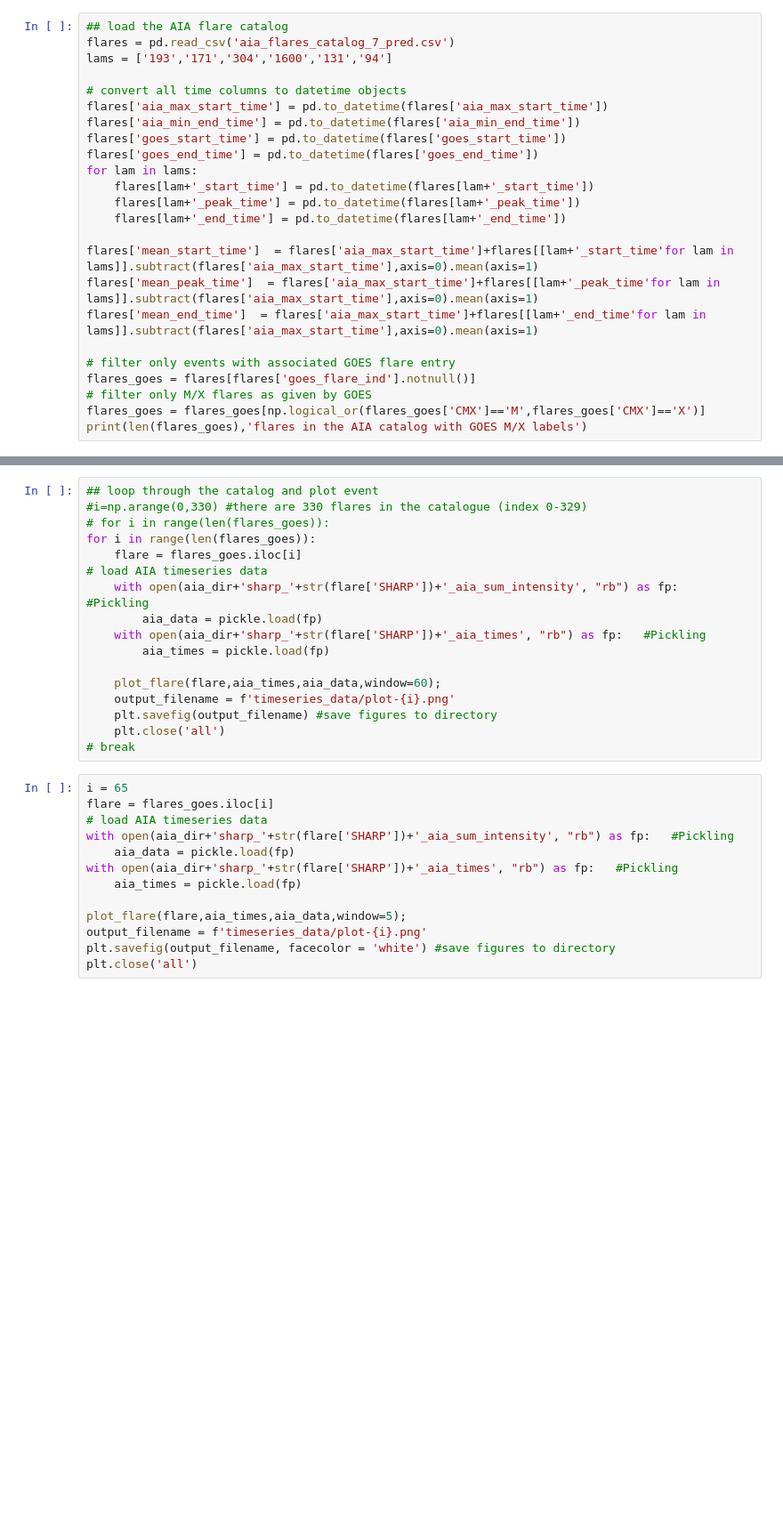
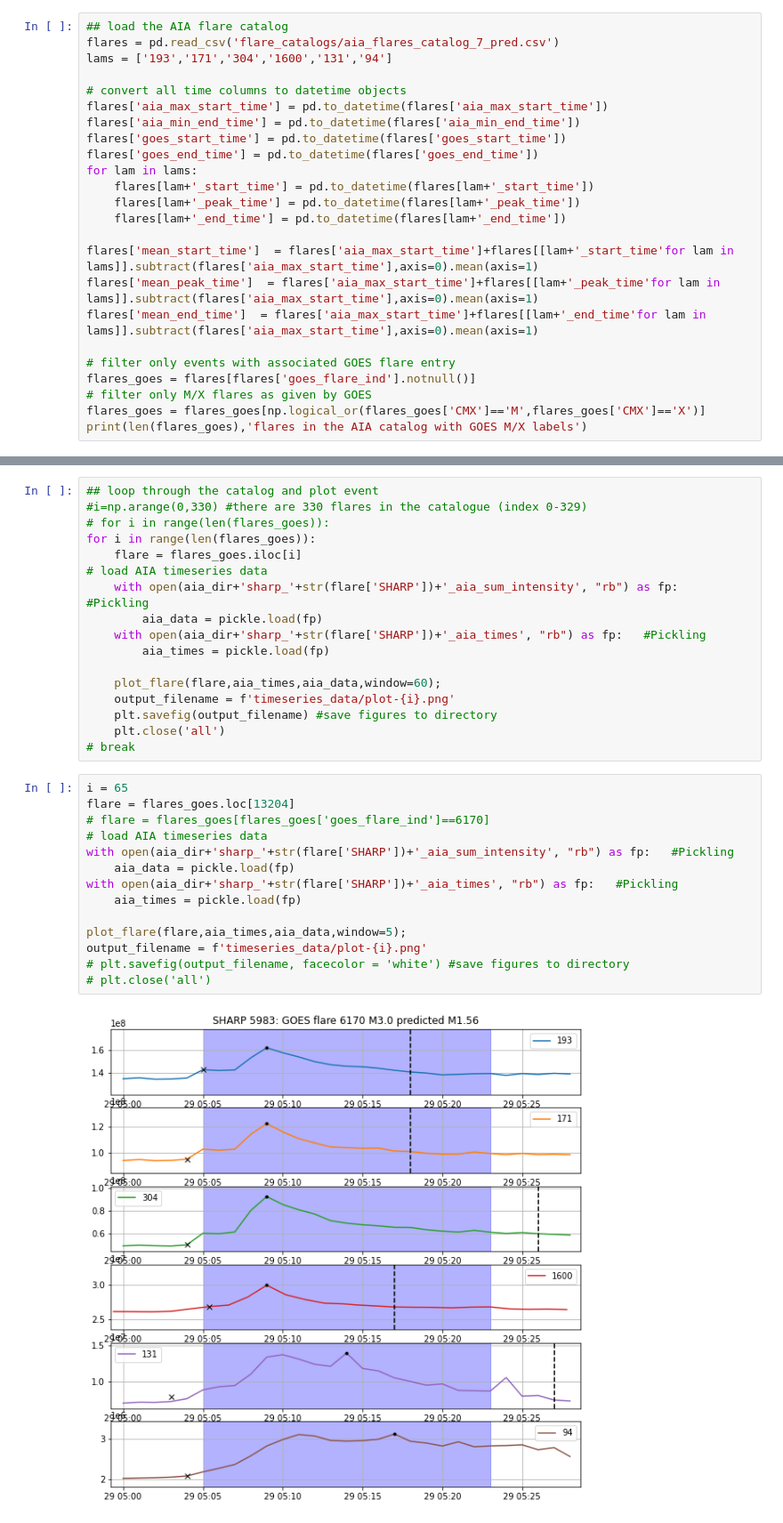
Before and after one commit to SWxTREC/aia-flare-catalog, a Jupyter notebook: spur_goal_1.ipynb, the cells around one changed output, grey strips where cells are left out. Shown at 89% size. Cells and saved outputs as stored; diff of their text form; blank space fills up the shorter version.

```diff
--- a/spur_goal_1.ipynb
+++ b/spur_goal_1.ipynb
@@ -12,7 +12,7 @@ from datetime import datetime,timedelta
 from helper import *
 # %%
 ## load the AIA flare catalog
-flares = pd.read_csv('aia_flares_catalog_7_pred.csv')
+flares = pd.read_csv('flare_catalogs/aia_flares_catalog_7_pred.csv')
 lams = ['193','171','304','1600','131','94']
 
 # convert all time columns to datetime objects
@@ -60,14 +65,17 @@ for i in range(len(flares_goes)):
 # break
 # %%
 i = 65
-flare = flares_goes.iloc[i]
+flare = flares_goes.loc[13204]
+# flare = flares_goes[flares_goes['goes_flare_ind']==6170]
 # load AIA timeseries data
 with open(aia_dir+'sharp_'+str(flare['SHARP'])+'_aia_sum_intensity', "rb") as fp:   #Pickling
     aia_data = pickle.load(fp)
 with open(aia_dir+'sharp_'+str(flare['SHARP'])+'_aia_times', "rb") as fp:   #Pickling
     aia_times = pickle.load(fp)
 
 plot_flare(flare,aia_times,aia_data,window=5);
 output_filename = f'timeseries_data/plot-{i}.png'
-plt.savefig(output_filename, facecolor = 'white') #save figures to directory
-plt.close('all')
+# plt.savefig(output_filename, facecolor = 'white') #save figures to directory
+# plt.close('all')
+# %% [output]
+[figure, added]
```
Also changed, not shown: parts of 2 cells of this notebook, 2 other files.
